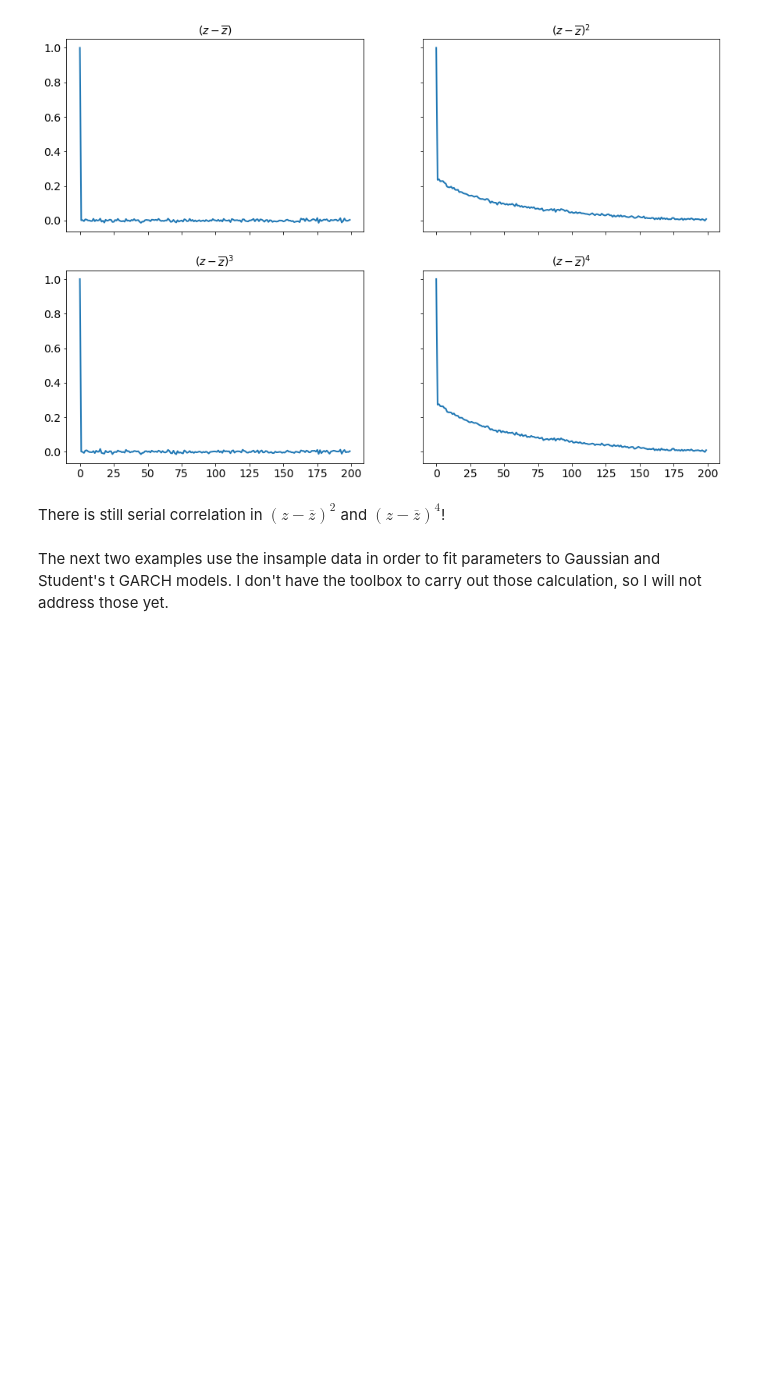
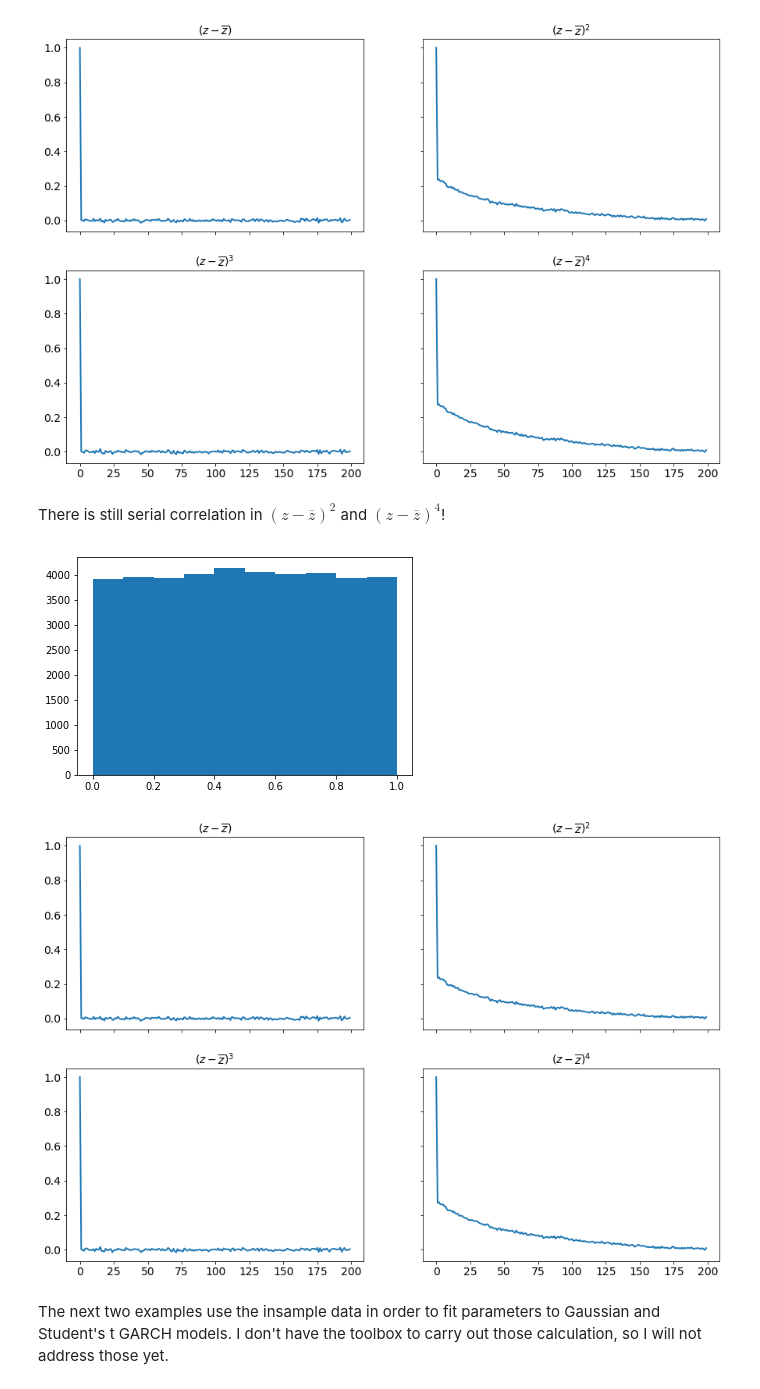
Before and after one commit to shirtsgroup/LLC_Membranes, a Jupyter notebook: notebooks/Probability Integral Transform.ipynb, the cells around one changed output. Cells and saved outputs as stored; diff of their text form; code cells hidden in the pictures; blank space fills up the shorter version.

```diff
--- a/notebooks/Probability Integral Transform.ipynb
+++ b/notebooks/Probability Integral Transform.ipynb
@@ -240,6 +240,20 @@ plt.show()
 [figure]
 # %% [markdown]
 There is still serial correlation in $(z -\overline{z})^2$ and $(z - \overline{z})^4$!
+# %%
+# update probability distribution every forecast -- not right still
+ecdf = Cdf(insample)
+zt = np.zeros(len(outsample))
+for i, j in enumerate(outsample):
+    zt[i] = ecdf.cdf(j)
+    ecdf.update_cdf(j)
+
+plt.hist(zt)
+correlograms(zt)
+plt.show()
+# %% [output]
+[figure, added]
+[figure, added]
 # %% [markdown]
 The next two examples use the insample data in order to fit parameters to Gaussian and Student's t GARCH models. I don't have the toolbox to carry out those calculation, so I will not address those yet.
 # %% [markdown]
```
Also changed, not shown: parts of 1 cell of this notebook, 4 other files.
